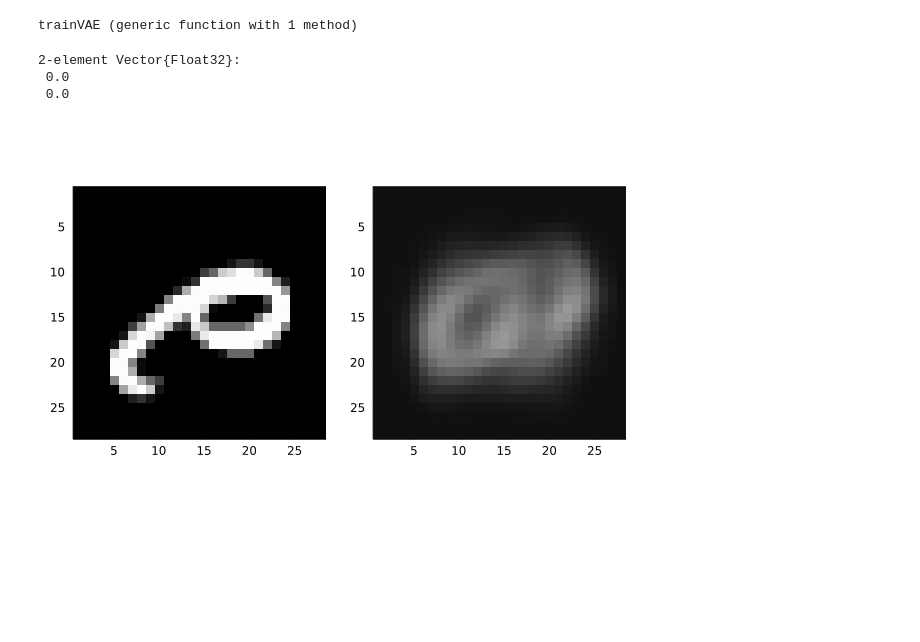
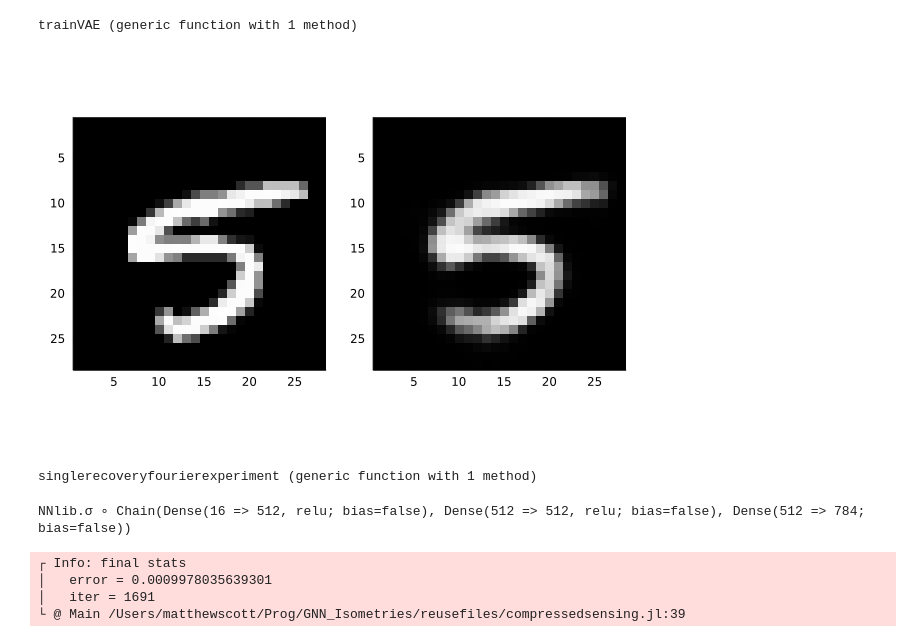
Before and after one commit to babhrujoshi/GNN_Isometries, a Jupyter notebook: reusefiles/recoverwithvae.ipynb, the cells around one changed output. Drawn from its saved outputs; the diff is of its cells as text; code cells hidden in the pictures; blank space fills up the shorter version.

Commit message:
Training working, recovery working, tuned toleranc

```diff
--- a/reusefiles/recoverwithvae.ipynb
+++ b/reusefiles/recoverwithvae.ipynb
@@ -9,11 +9,4 @@ using Images
 include("./vaemodel.jl")
 # %% [output]
 trainVAE (generic function with 1 method)
-# %%
-a = [1.0f0, 2.0f0]
-zero(a)
-# %% [output]
-2-element Vector{Float32}:
- 0.0
- 0.0
 # %%
@@ -21,9 +14,30 @@ zero(a)
 # %%
 img = MNIST(Float32, :test).features[:, :, convert(Integer, ceil(5000.0*rand()))]
-recovered_img = reshape(model(reshape(img, :), 100), 28, 28)
+recovered_img = reshape(sigmoid.(model(reshape(img, :), 100)), 28, 28)
 plot(
-    plot(colorview(Gray, img)),
-    plot(colorview(Gray, recovered_img))
+    plot(colorview(Gray, img)'),
+    plot(colorview(Gray, recovered_img)')
 )
 # %% [output]
-[figure, old version]
+[figure, new version]
+# %%
+include("compressedsensing.jl")
+# %% [output]
+singlerecoveryfourierexperiment (generic function with 1 method)
+# %%
+truesignal = reshape(MNIST(Float32, :test).features[:, :, convert(Integer, ceil(5000.0*rand()))], 28^2, :)
+aimedm = 500
+n = 28^2
+k = 16
+F = samplefourierwithoutreplacement(aimedm, n)
+measurements = F*truesignal;
+fullmodel = sigmoid ∘ model.decoder
+# %% [output]
+NNlib.σ ∘ Chain(Dense(16 => 512, relu; bias=false), Dense(512 => 512, relu; bias=false), Dense(512 => 784; bias=false))
+# %%
+recovery = recoversignal(measurements, F, fullmodel, k, tolerance=5e-4);
+# %% [output]
+┌ Info: final stats
+│   error = 0.0009978035639301
+│   iter = 1691
+└ @ Main /Users/matthewscott/Prog/GNN_Isometries/reusefiles/compressedsensing.jl:39
```
Also changed, not shown: parts of 4 cells of this notebook, 3 other files.
